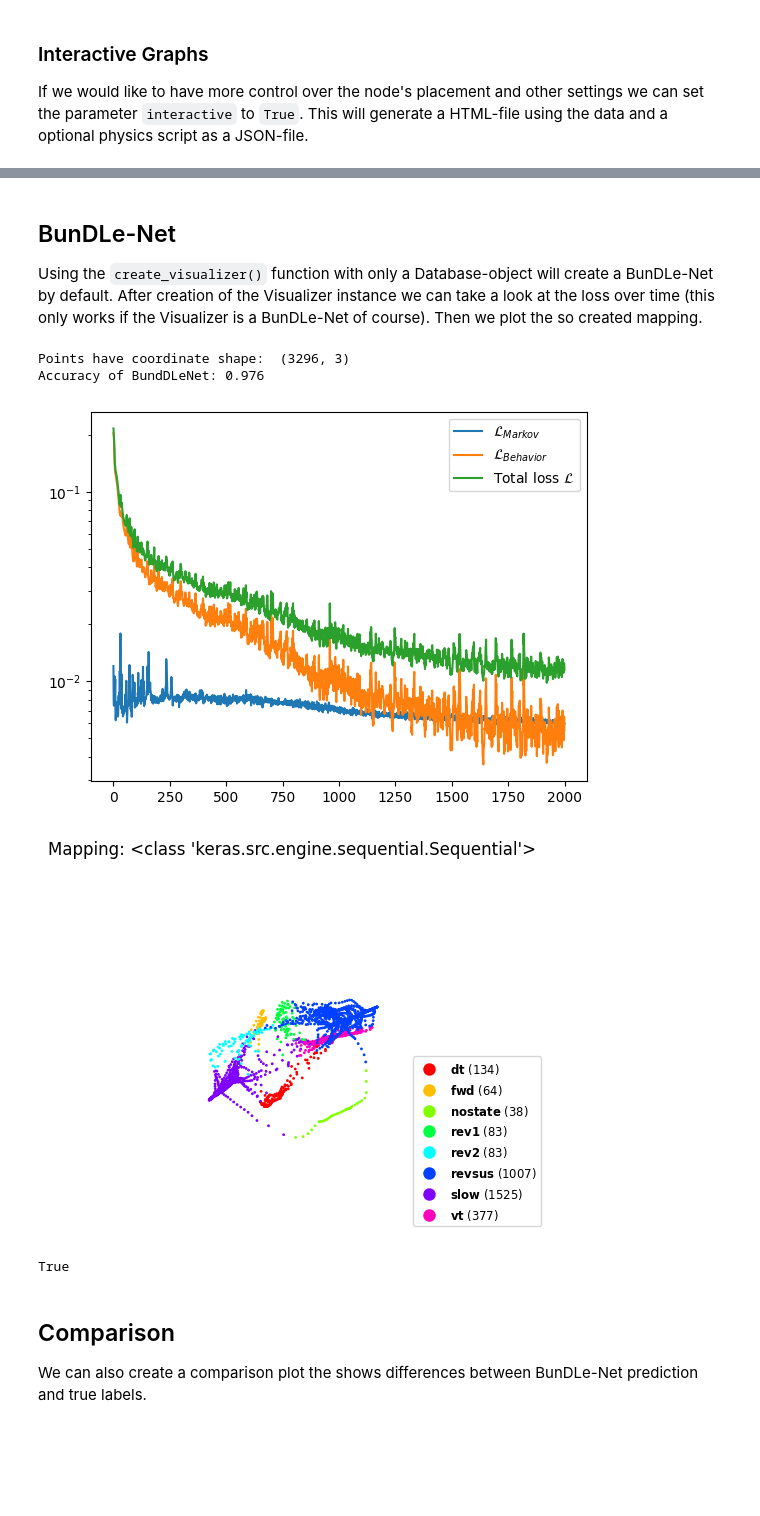
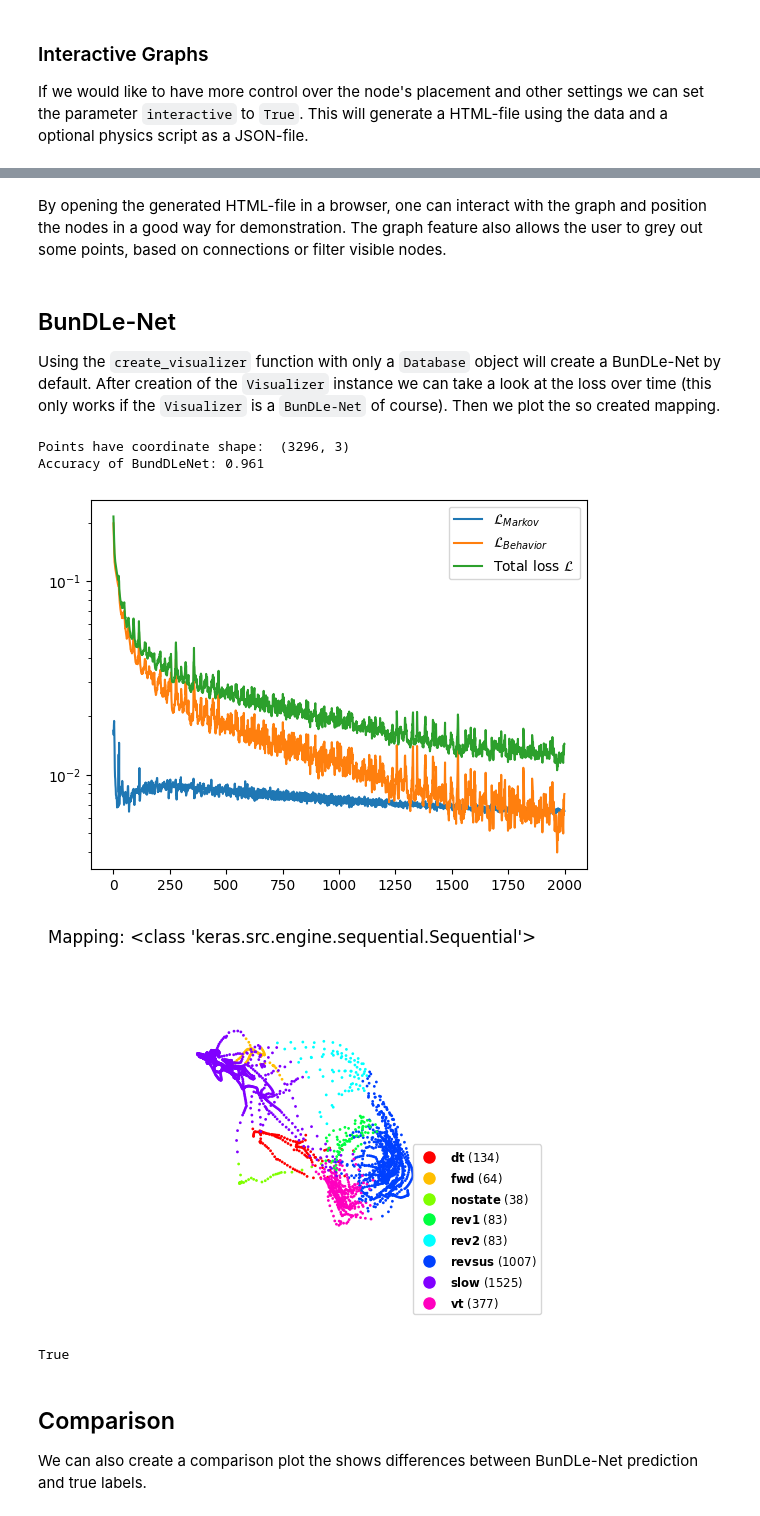
Before and after one commit to DriftKing1998/NC-MCM-Visualizer, a Jupyter notebook: demos/Demo_Usage.ipynb, the cells around one changed output, grey strips where cells are left out. Drawn from its saved outputs; the diff is of its cells as text; code cells hidden in the pictures; blank space fills up the shorter version.

```diff
--- a/demos/Demo_Usage.ipynb
+++ b/demos/Demo_Usage.ipynb
@@ -28,12 +27,12 @@ Right after loading the MATLAB file using the Loader class we create the Databas
 1. We simply plot the time series of neurons and behavior.
 2. We try to visualize the process of the NC-MCM framework in a step by step manner.
 # %%
-matlab = Loader(data_set_no=3, path='../ncmcm/data/datasets/NoStim_Data.mat')
-worm = Database(*matlab.data)
+matlab = nc.Loader(data_set_no=3, path='../ncmcm/data/datasets/NoStim_Data.mat')
+worm = nc.Database(*matlab.data)
 worm.exclude_neurons(b_neurons)
 %matplotlib inline
 worm.plotting_neuronal_behavioral()
-#worm.step_plot(nrep=1) # Fast access to concept of NCMCM
+worm.step_plot(nrep=1) # Fast access to concept of NCMCM
 # %% [output]
 6 neurons have been removed.
 [figure]
@@ -69,18 +74,20 @@ Clustering was chosen according to best p-memorylessness.
 Interactive_C3.html
 Plot has been saved under: Interactive_C3.html
 True
+# %% [markdown]
+By opening the generated HTML-file in a browser, one can interact with the graph and position the nodes in a good way for demonstration. The graph feature also allows the user to grey out some points, based on connections or filter visible nodes.
 # %% [markdown]
 ## BunDLe-Net
-Using the `create_visualizer()` function with only a Database-object will create a BunDLe-Net by default. After creation of the Visualizer instance we can take a look at the loss over time (this only works if the Visualizer is a BunDLe-Net of course). Then we plot the so created mapping.
+Using the `create_visualizer` function with only a `Database` object will create a BunDLe-Net by default. After creation of the `Visualizer` instance we can take a look at the loss over time (this only works if the `Visualizer` is a `BunDLe-Net` of course). Then we plot the so created mapping.
 # %%
-Bundle_Net = create_visualizer(worm)
+Bundle_Net = nc.create_visualizer(worm)
 Bundle_Net.plot_loss()
 Bundle_Net.plot_mapping(show_legend=True)
 # %% [output]
 Points have coordinate shape:  (3296, 3)
-Accuracy of BundDLeNet: 0.976
+Accuracy of BundDLeNet: 0.961
-[figure, old version]
+[figure, new version]
-[figure, old version]
+[figure, new version]
 True
 # %% [markdown]
 ## Comparison
```
Also changed, not shown: parts of 11 cells of this notebook, 13 other files.
